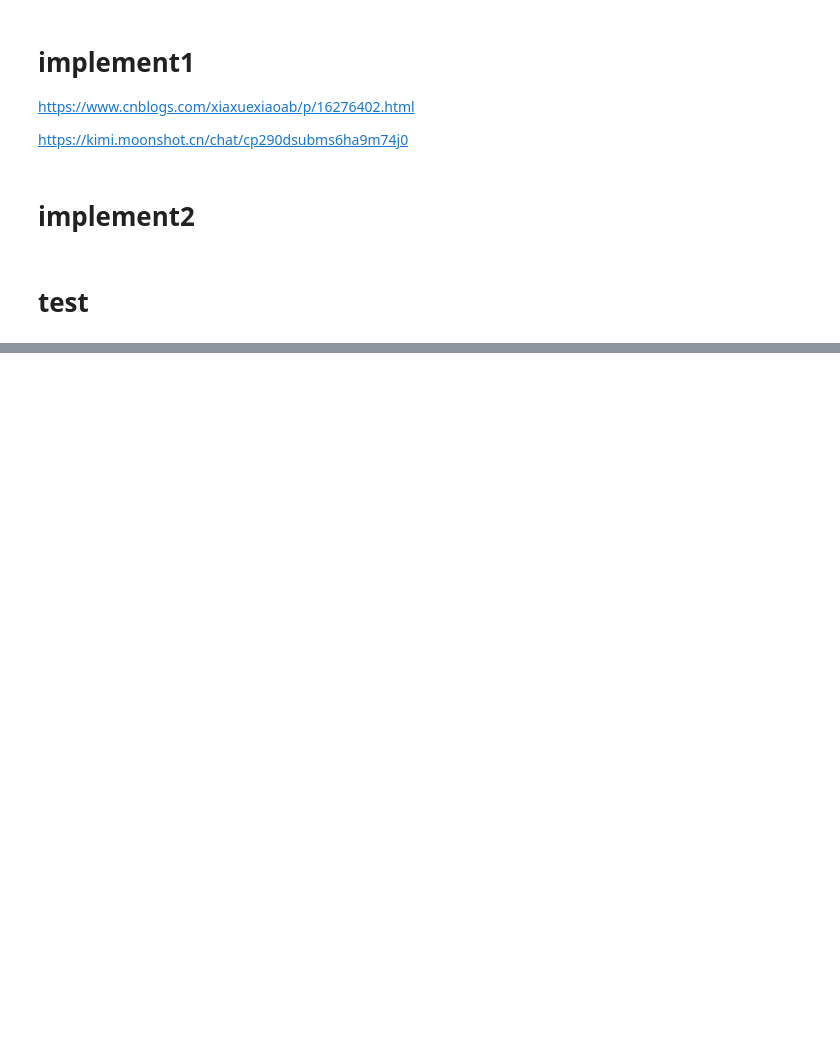
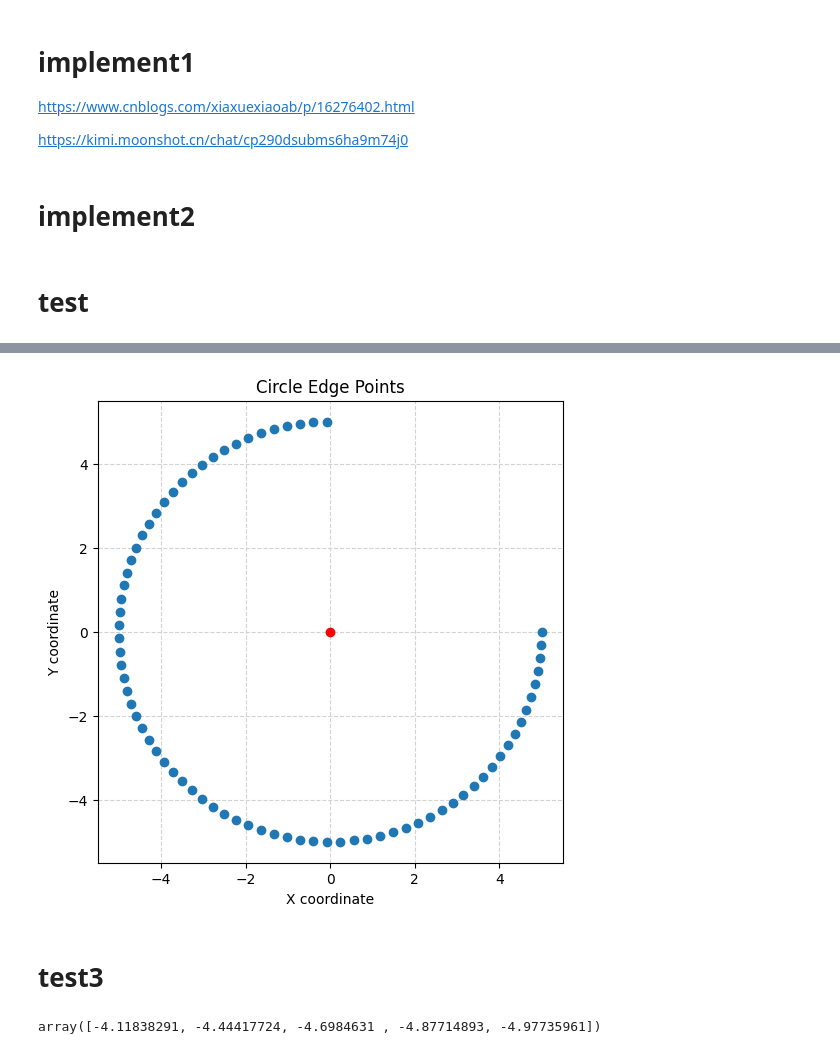
Before and after one commit to NagatoYuki0943/ML, a Jupyter notebook: code/other_algorithm/least_squares/fit_circle_by_least_square.ipynb, the cells around one changed output, grey strips where cells are left out. Saved outputs shown, nothing was run; the diff lists cells and outputs as text; code cells hidden in the pictures; blank space fills up the shorter version.

```diff
--- a/code/other_algorithm/least_squares/fit_circle_by_least_square.ipynb
+++ b/code/other_algorithm/least_squares/fit_circle_by_least_square.ipynb
@@ -185,0 +259,20 @@ plt.show()
+# %%
+# 可视化圆上的点
+plt.figure(figsize=(6, 6))
+plt.plot(x_t, y_t, 'o')  # 使用散点图表示圆上的点
+plt.plot(center_x, center_x, 'o', c='r')  # 使用散点图表示圆心
+plt.title('Circle Edge Points')
+plt.xlabel('X coordinate')
+plt.ylabel('Y coordinate')
+plt.grid(color='lightgray', linestyle='--')
+plt.show()
+# %% [output]
+[figure, added]
+# %% [markdown]
+# test3
+# %%
+x_t = x[40::2]
+y_t = y[40::2]
+x_t[:5]
+# %% [output]
+array([-4.11838291, -4.44417724, -4.6984631 , -4.87714893, -4.97735961])
```
Also changed, not shown: parts of 41 cells of this notebook.
